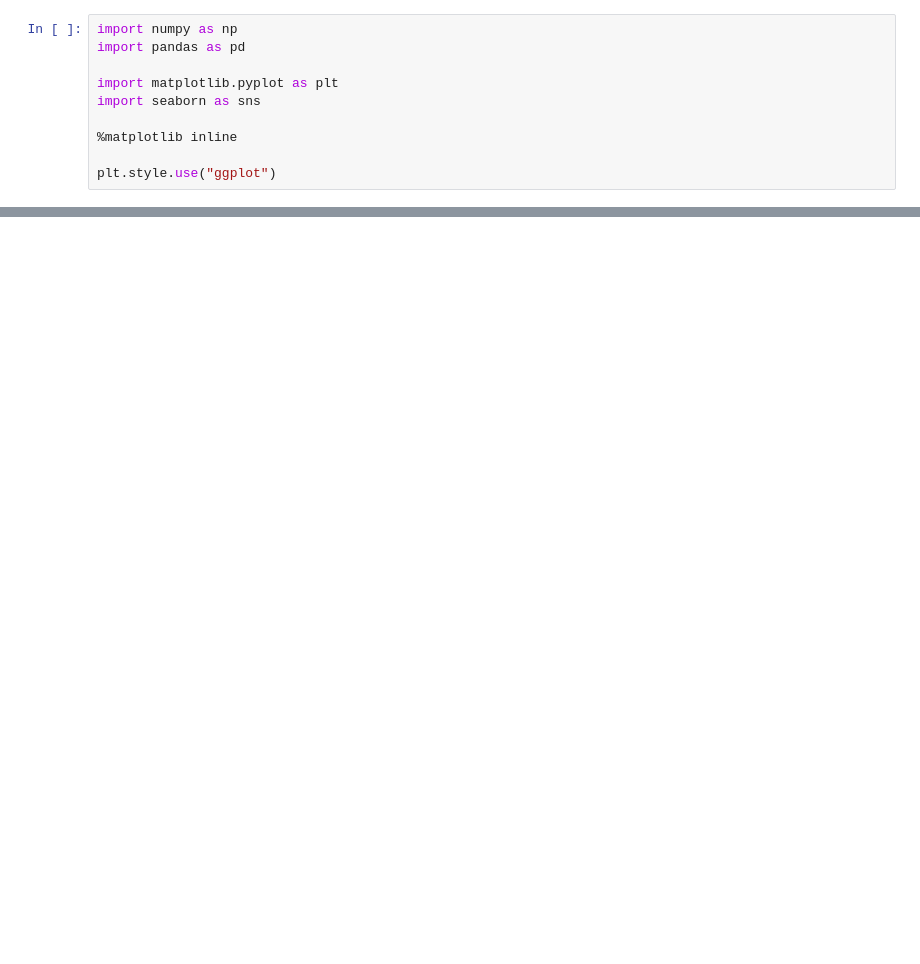
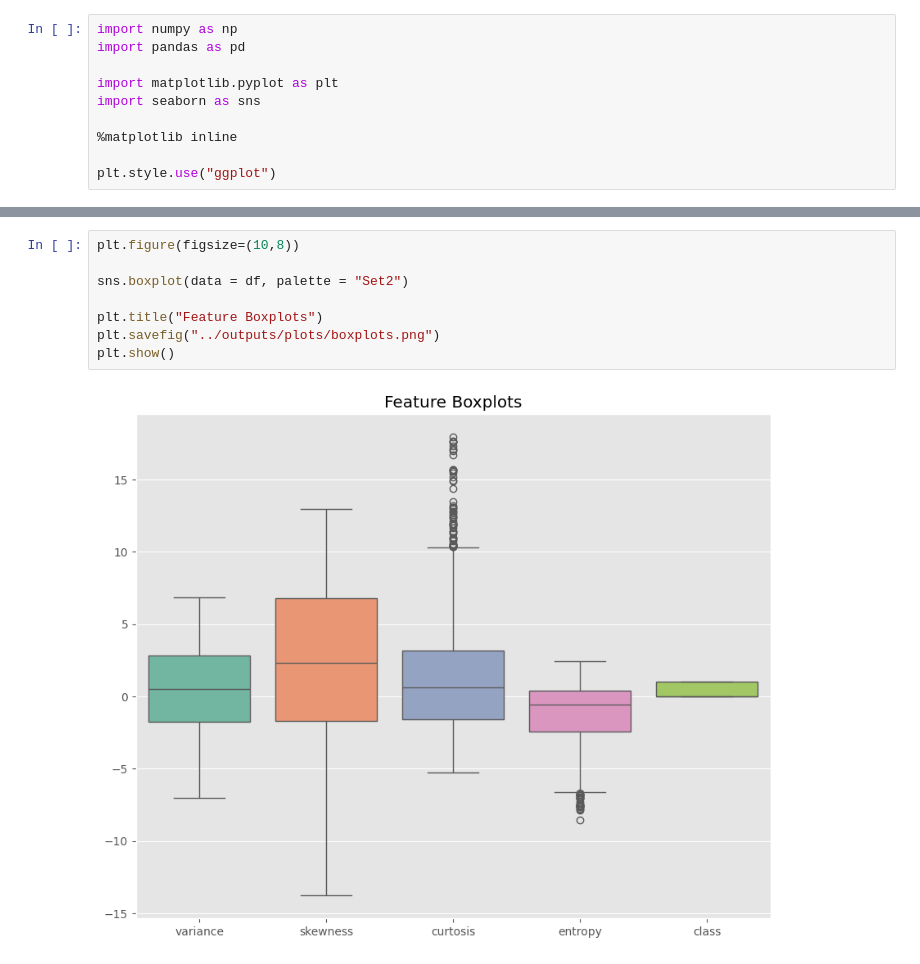
Before and after one commit to nzoopxw/deep-learning-lab-sem5, a Jupyter notebook: Lab-01/notebooks/experiment1.ipynb, the cells around one changed output, grey strips where cells are left out. Cells and saved outputs as stored; diff of their text form; blank space fills up the shorter version.

```diff
--- a/Lab-01/notebooks/experiment1.ipynb
+++ b/Lab-01/notebooks/experiment1.ipynb
@@ -18,0 +169,10 @@ FileNotFoundError: [Errno 2] No such file or directory: 'data_banknote_authentic
+# %%
+plt.figure(figsize=(10,8))
+
+sns.boxplot(data = df, palette = "Set2")
+
+plt.title("Feature Boxplots")
+plt.savefig("../outputs/plots/boxplots.png")
+plt.show()
+# %% [output]
+[figure, added]
```
Also changed, not shown: parts of 9 cells of this notebook, 22 other files.
